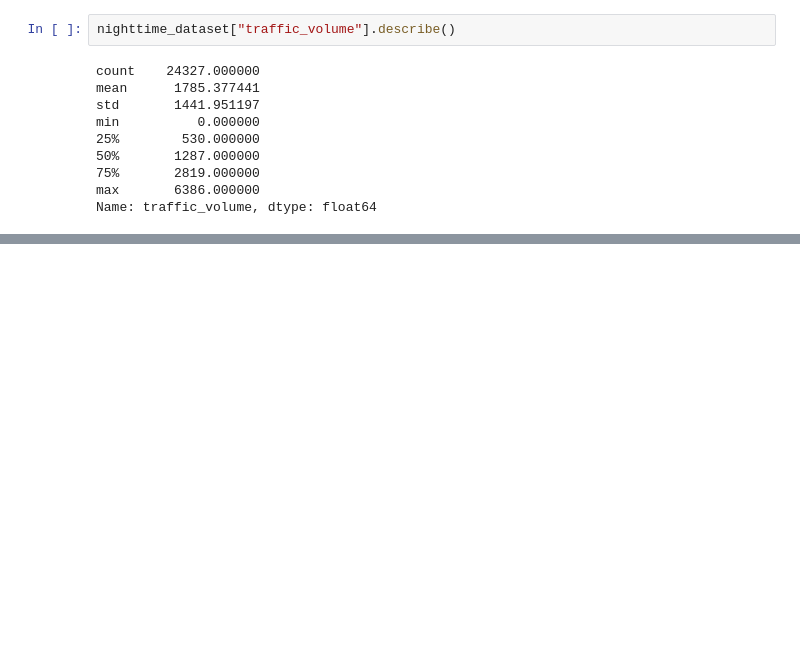
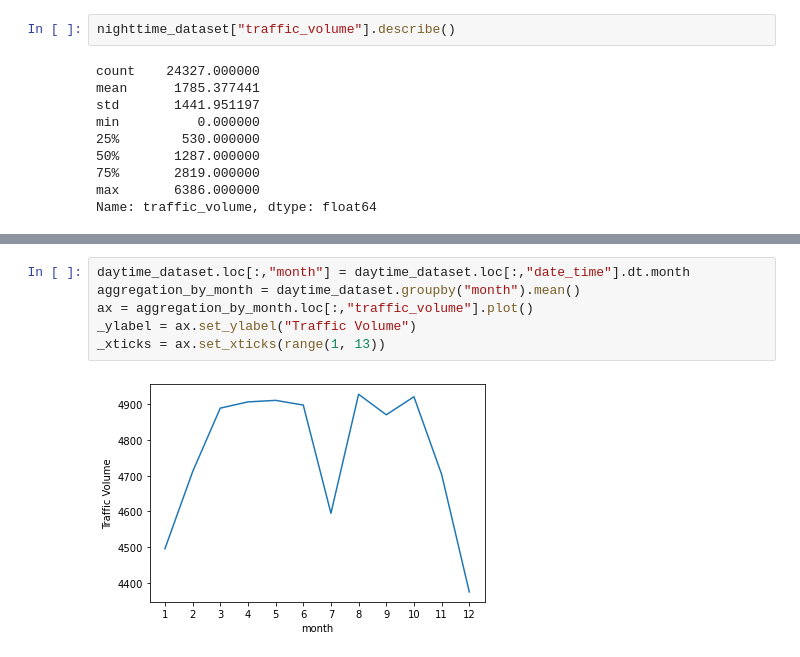
Before and after one commit to lucasmsa/dataquest, a Jupyter notebook: Data Scientist in Pyhton path/Exploratory Data Visualization/src/traffic-indicators-i_94.ipynb, the cells around one changed output, grey strips where cells are left out. Cells and saved outputs as stored; diff of their text form; blank space fills up the shorter version.

Commit message:
add month, weekday and hour analysis to I-94 traffic volume project

```diff
--- a/Data Scientist in Pyhton path/Exploratory Data Visualization/src/traffic-indicators-i_94.ipynb
+++ b/Data Scientist in Pyhton path/Exploratory Data Visualization/src/traffic-indicators-i_94.ipynb
@@ -105,0 +109,8 @@ Name: traffic_volume, dtype: float64
+# %%
+daytime_dataset.loc[:,"month"] = daytime_dataset.loc[:,"date_time"].dt.month
+aggregation_by_month = daytime_dataset.groupby("month").mean()
+ax = aggregation_by_month.loc[:,"traffic_volume"].plot()
+_ylabel = ax.set_ylabel("Traffic Volume")
+_xticks = ax.set_xticks(range(1, 13))
+# %% [output]
+[figure, added]
```
Also changed, not shown: parts of 8 cells of this notebook.
